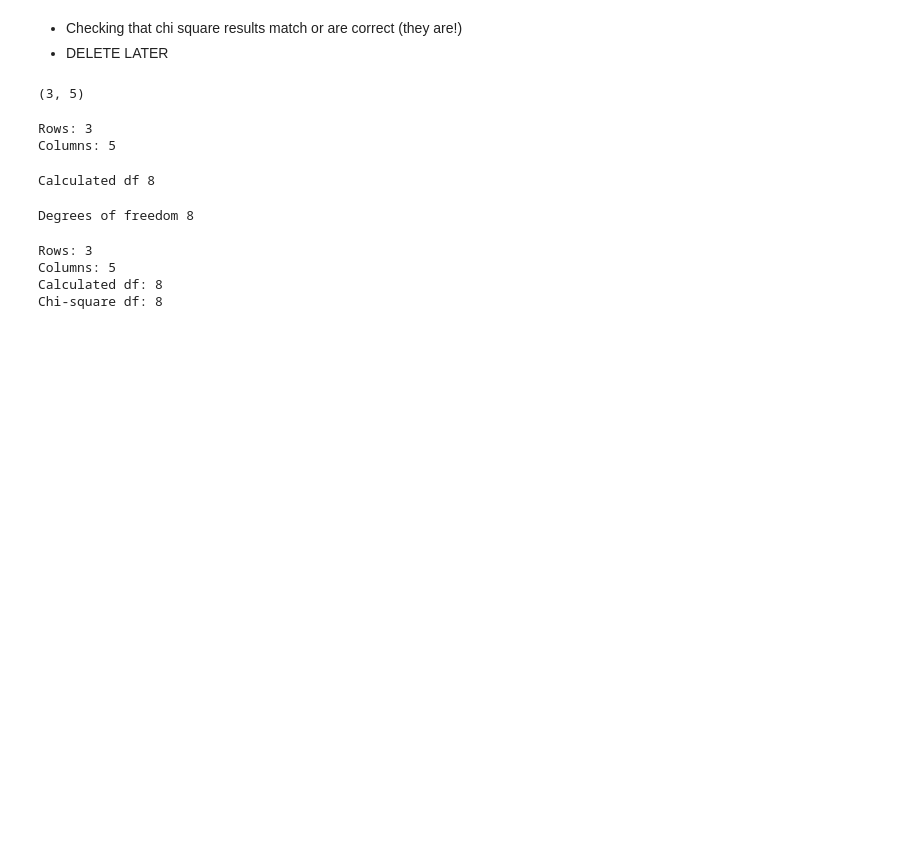
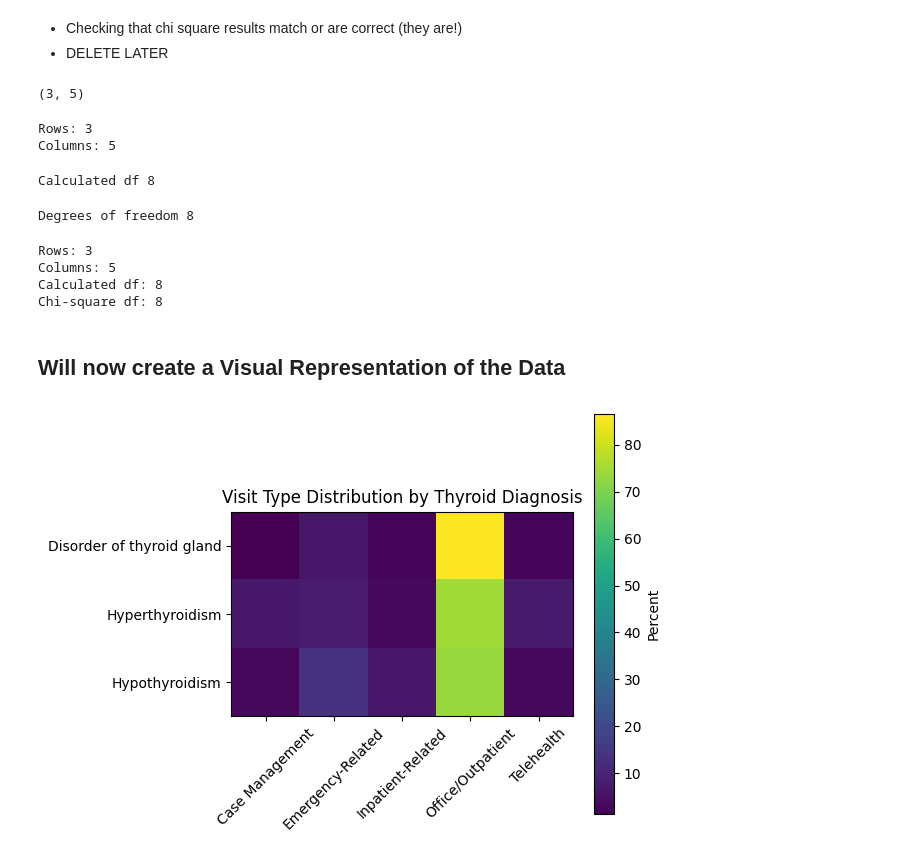
Before and after one commit to Blake-Wei/hi5304-assignment3, a Jupyter notebook: assignment3/assignment3_Q1.ipynb, the cells around one changed output. Saved outputs shown, nothing was run; the diff lists cells and outputs as text; code cells hidden in the pictures; blank space fills up the shorter version.

Commit message:
Finished all the coding & graphs. Will add on narrative later

```diff
--- a/assignment3/assignment3_Q1.ipynb
+++ b/assignment3/assignment3_Q1.ipynb
@@ -326,13 +326,13 @@ Row-wise proportions:
     - will tell us --> For EACH dx, show how it's DISTRIBUTED across visit types
     - helps to answer orginal question of -->"Are certain dx more likely in specific visit types?"
 # %%
-diagnosis_by_visit_percent = pd.crosstab(
+diagnosis_by_visit_type_percent = pd.crosstab(
     thyroid_only_visits["condition_description_clean"],
     thyroid_only_visits["visit_type_group"],
     normalize = "index"
 ) * 100
 
-print(diagnosis_by_visit_percent.round(2))
+print(diagnosis_by_visit_type_percent.round(2))
 # %% [output]
 visit_type_group             Case Management  Emergency-Related  \
 condition_description_clean
@@ -425,3 +425,27 @@ Rows: 3
 Columns: 5
 Calculated df: 8
 Chi-square df: 8
+# %% [markdown]
+## Will now create a Visual Representation of the Data
+# %%
+plt.imshow(diagnosis_by_visit_type_percent)
+plt.colorbar(label = "Percent")
+
+plt.xticks(
+    range(len(diagnosis_by_visit_type_percent.columns)),
+    diagnosis_by_visit_type_percent.columns,
+    rotation = 45
+)
+
+plt.yticks(
+    range(len(diagnosis_by_visit_type_percent.index)),
+    diagnosis_by_visit_type_percent.index
+)
+
+plt.title("Visit Type Distribution by Thyroid Diagnosis")
+
+plt.tight_layout()
+plt.savefig("diagnosis_visit_types_heatmap.png")
+plt.show()
+# %% [output]
+[figure, added]
```
